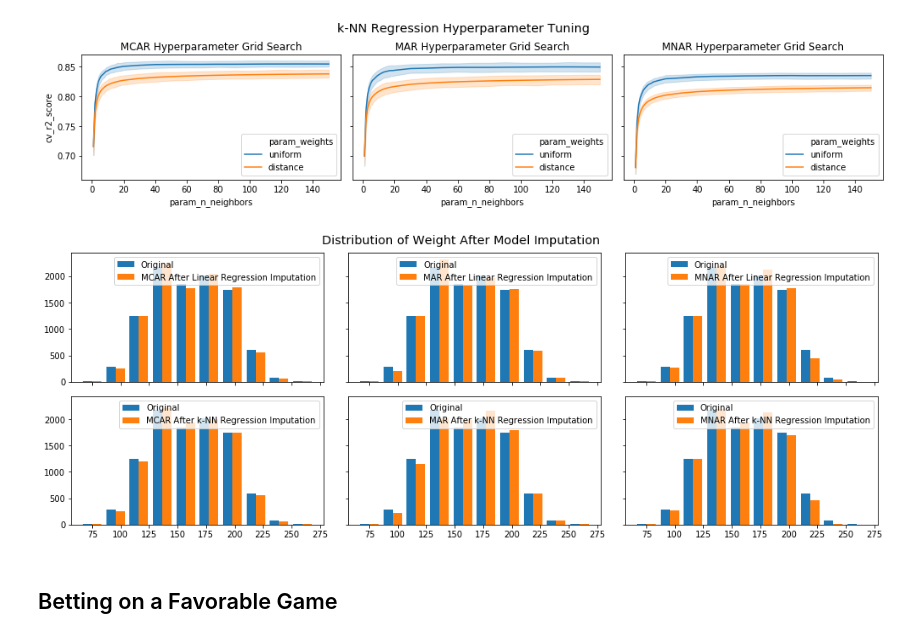
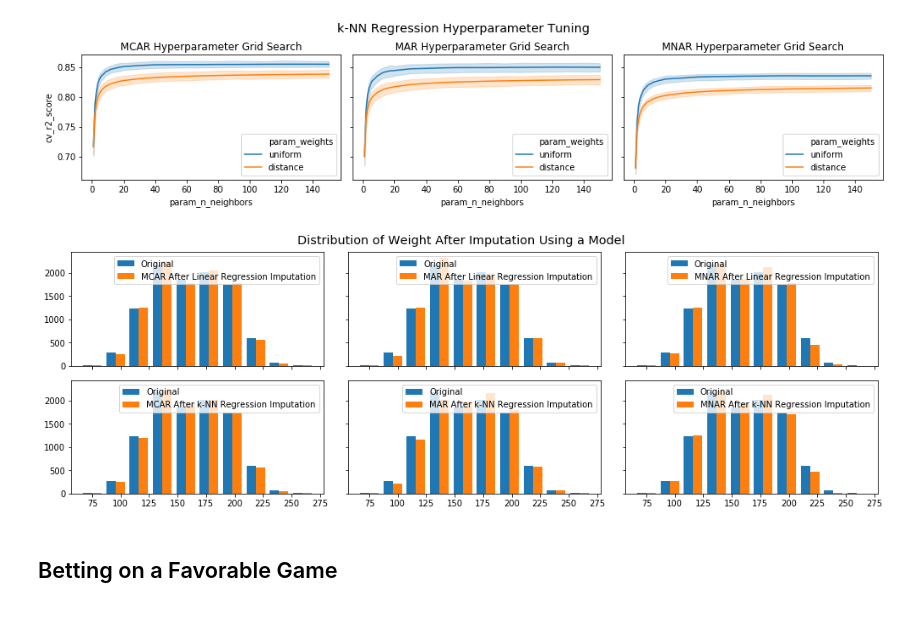
Before and after one commit to dleestat/quirky-data-science, a Jupyter notebook: quirky-data-science.ipynb, the cells around one changed output. Cells and saved outputs as stored; diff of their text form; code cells hidden in the pictures.

```diff
--- a/quirky-data-science.ipynb
+++ b/quirky-data-science.ipynb
@@ -303,30 +345,30 @@ fig.tight_layout()
 # %% [output]
 [figure]
 # %%
-fig, axes = plt.subplots(2, 3, figsize=[14,5], sharex=True, sharey=True)
-fig.suptitle('Distribution of Weight After Model Imputation', y=1.03, size='x-large')
+fig, axes = plt.subplots(2, 3, figsize=[14,4.5], sharex=True, sharey=True)
+fig.suptitle('Distribution of Weight After Imputation Using a Model', y=1.03, size='x-large')
 
 axes[0,0].hist([df.Weight, impute_weight_using_linear_regression(MCAR)])
 axes[0,0].legend(['Original', 'MCAR After Linear Regression Imputation'])
 
 axes[0,1].hist([df.Weight, impute_weight_using_linear_regression(MAR)])
 axes[0,1].legend(['Original', 'MAR After Linear Regression Imputation'])
 
 axes[0,2].hist([df.Weight, impute_weight_using_linear_regression(MNAR)])
 axes[0,2].legend(['Original', 'MNAR After Linear Regression Imputation'])
 
 axes[1,0].hist([df.Weight, impute_weight_using_knn_regression(MCAR)])
 axes[1,0].legend(['Original', 'MCAR After k-NN Regression Imputation'])
 
 axes[1,1].hist([df.Weight, impute_weight_using_knn_regression(MAR)])
 axes[1,1].legend(['Original', 'MAR After k-NN Regression Imputation'])
 
 axes[1,2].hist([df.Weight, impute_weight_using_knn_regression(MNAR)])
 axes[1,2].legend(['Original', 'MNAR After k-NN Regression Imputation'])
 
 fig.tight_layout()
 # %% [output]
-[figure, old version]
+[figure, new version]
 # %% [markdown]
 ## Betting on a Favorable Game
 # %% [markdown]
```
Also changed, not shown: parts of 5 cells of this notebook.
